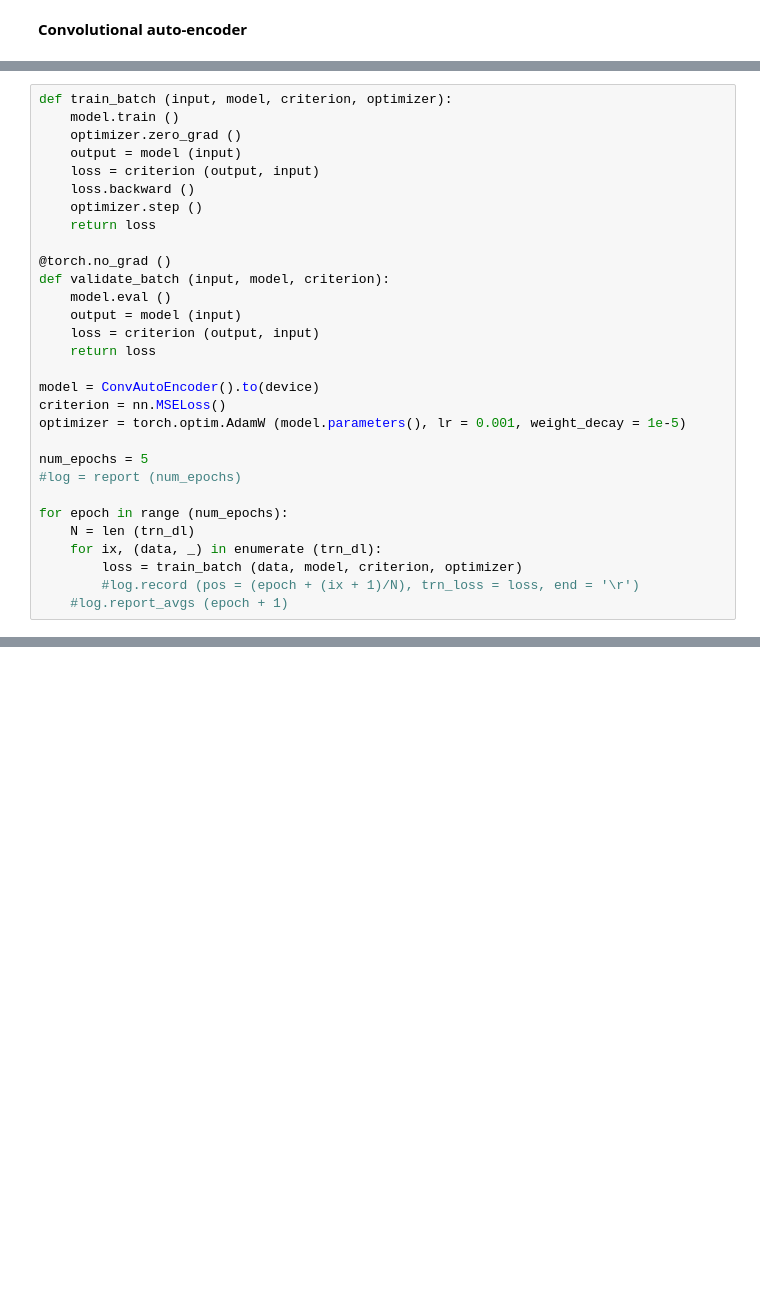
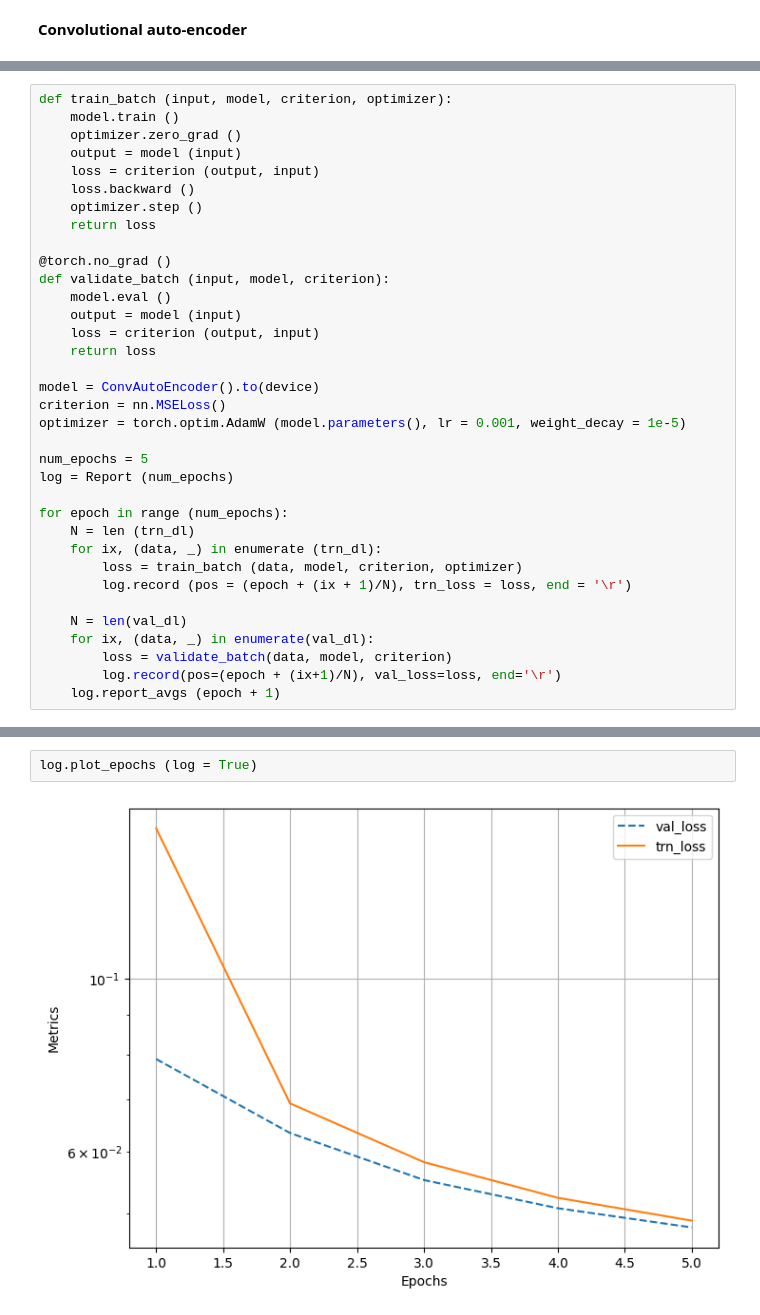
Before and after one commit to AleksandrMorozov123/Computer_vision_architectures, a Jupyter notebook: image_manipulations.ipynb, the cells around one changed output, grey strips where cells are left out. Saved outputs shown, nothing was run; the diff lists cells and outputs as text; blank space fills up the shorter version.

Commit message:
Kaggle Notebook | Image_manipulations | Version 11

```diff
--- a/image_manipulations.ipynb
+++ b/image_manipulations.ipynb
@@ -134,11 +117,16 @@ criterion = nn.MSELoss()
 optimizer = torch.optim.AdamW (model.parameters(), lr = 0.001, weight_decay = 1e-5)
 
 num_epochs = 5
-#log = report (num_epochs)
+log = Report (num_epochs)
 
 for epoch in range (num_epochs):
     N = len (trn_dl)
     for ix, (data, _) in enumerate (trn_dl):
         loss = train_batch (data, model, criterion, optimizer)
-        #log.record (pos = (epoch + (ix + 1)/N), trn_loss = loss, end = '\r')
-    #log.report_avgs (epoch + 1)
+        log.record (pos = (epoch + (ix + 1)/N), trn_loss = loss, end = '\r')
+
+    N = len(val_dl)
+    for ix, (data, _) in enumerate(val_dl):
+        loss = validate_batch(data, model, criterion)
+        log.record(pos=(epoch + (ix+1)/N), val_loss=loss, end='\r')
+    log.report_avgs (epoch + 1)
@@ -144,0 +139,4 @@ for epoch in range (num_epochs):
+# %%
+log.plot_epochs (log = True)
+# %% [output]
+[figure, added]
```
Also changed, not shown: parts of 9 cells of this notebook.
